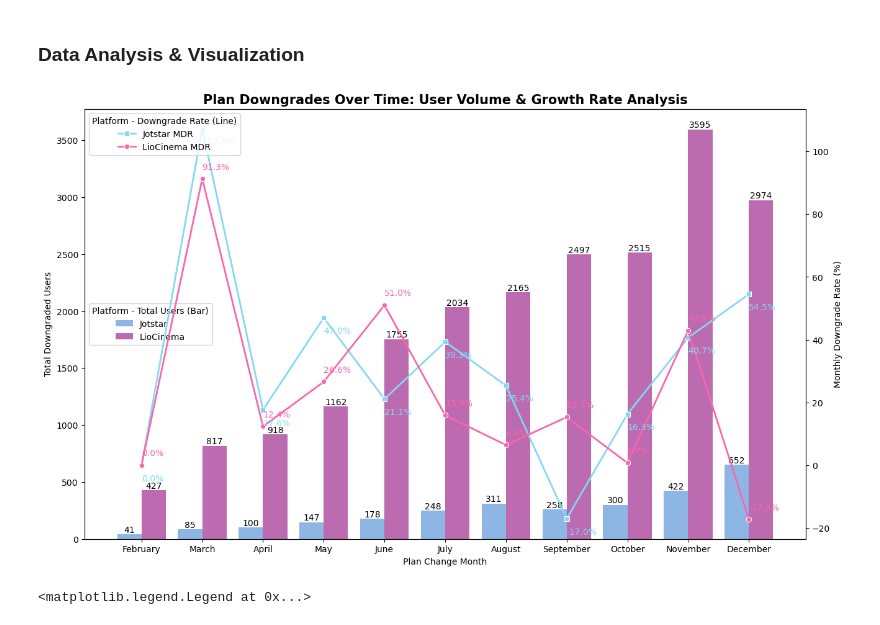
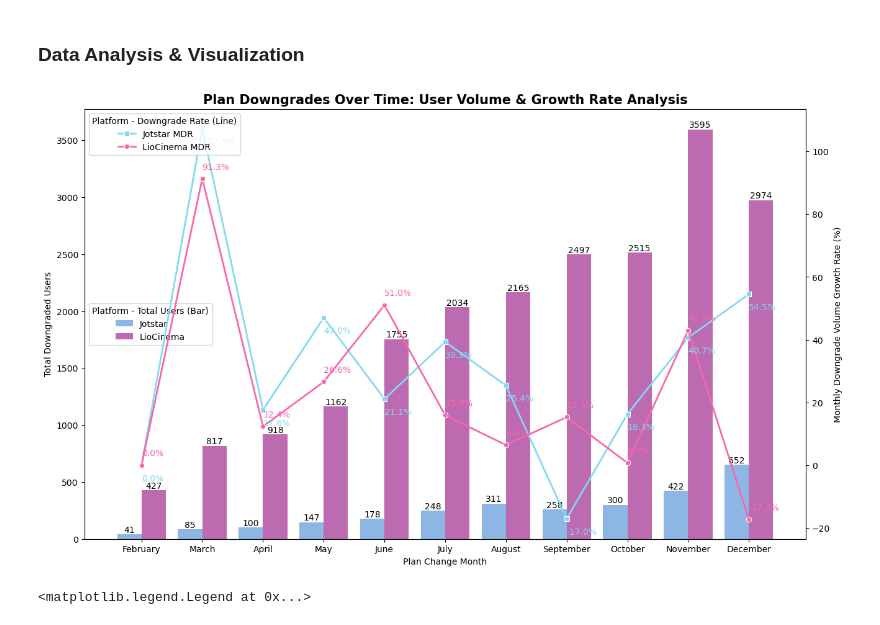
Before and after one commit to jarsheenkaur/Codebasics-Resume-Projects, a Jupyter notebook: Challenge #14 - LioJotstar (Insights for Post-Merger Growth)/LioJotstar Merger - Data Analysis with Python for Strategic Optimization/09. Downgrade Shift.ipynb, the cells around one changed output. Cells and saved outputs as stored; diff of their text form; code cells hidden in the pictures.

```diff
--- a/Challenge #14 - LioJotstar (Insights for Post-Merger Growth)/LioJotstar Merger - Data Analysis with Python for Strategic Optimization/09. Downgrade Shift.ipynb
+++ b/Challenge #14 - LioJotstar (Insights for Post-Merger Growth)/LioJotstar Merger - Data Analysis with Python for Strategic Optimization/09. Downgrade Shift.ipynb
@@ -39,9 +39,9 @@ def get_downgraded_user_count(df):
     temp_df['Plan Change Month'] = temp_df['Plan Change Date'].dt.month_name()
     result = temp_df.groupby(['Plan Change Month Number', 'Plan Change Month', 'Plan Change Type'])['User ID'].count()
     result = result.to_frame().rename(columns = {'User ID': 'Total Downgraded Users'})
-    # Calculate Monthly Downgrade Rate
-    result['Monthly Downgrade Rate (%)'] = round(result['Total Downgraded Users'].pct_change() * 100, 2)
-    result['Monthly Downgrade Rate (%)'] = result['Monthly Downgrade Rate (%)'].fillna(0)
+    # Calculate Monthly Downgrade Volume Growth Rate
+    result['Monthly Downgrade Volume Growth Rate (%)'] = round(result['Total Downgraded Users'].pct_change() * 100, 2)
+    result['Monthly Downgrade Volume Growth Rate (%)'] = result['Monthly Downgrade Volume Growth Rate (%)'].fillna(0)
     return result
 
 jotstar_temp_df = get_downgraded_user_count(jotstar_subscribers_df[jotstar_subscribers_df['Plan Change Type'] == "Downgrade"])
@@ -49,39 +49,39 @@ liocinema_temp_df = get_downgraded_user_count(liocinema_subscribers_df[liocinema
 jotstar_temp_df['Platform'] = "Jotstar"
 liocinema_temp_df['Platform'] = "LioCinema"
 merged_df = pd.concat([jotstar_temp_df, liocinema_temp_df])
 merged_df = merged_df.reset_index()
 merged_df = merged_df.sort_index()
 
 fig, ax1 = plt.subplots(figsize = (15, 9))
 ax2 = ax1.twinx()
 
 bp = sns.barplot(x = 'Plan Change Month', y = 'Total Downgraded Users', data = merged_df, hue = 'Platform', palette = ["#7FB5F4", "#CB5DBB"],
                  ax = ax1)
 for i in bp.containers:
     bp.bar_label(i)
 
-sns.lineplot(x = 'Plan Change Month', y = 'Monthly Downgrade Rate (%)', data = merged_df[merged_df['Platform'] == "Jotstar"],
+sns.lineplot(x = 'Plan Change Month', y = 'Monthly Downgrade Volume Growth Rate (%)', data = merged_df[merged_df['Platform'] == "Jotstar"],
              color = "#82D9F5", marker = "s", linewidth = 2, ax = ax2, label = "Jotstar MDR")
-for a, b, platform in zip(merged_df['Plan Change Month'], merged_df['Monthly Downgrade Rate (%)'], merged_df['Platform']):
+for a, b, platform in zip(merged_df['Plan Change Month'], merged_df['Monthly Downgrade Volume Growth Rate (%)'], merged_df['Platform']):
     if platform == "Jotstar":
         plt.text(x = a, y = b - 5, s = f"{b:.1f}%", color = "#82D9F5")
 
-sns.lineplot(x = 'Plan Change Month', y = 'Monthly Downgrade Rate (%)', data = merged_df[merged_df['Platform'] == "LioCinema"],
+sns.lineplot(x = 'Plan Change Month', y = 'Monthly Downgrade Volume Growth Rate (%)', data = merged_df[merged_df['Platform'] == "LioCinema"],
              color = "#F966AA", marker = "o", linewidth = 2, ax = ax2, label = "LioCinema MDR")
-for a, b, platform in zip(merged_df['Plan Change Month'], merged_df['Monthly Downgrade Rate (%)'], merged_df['Platform']):
+for a, b, platform in zip(merged_df['Plan Change Month'], merged_df['Monthly Downgrade Volume Growth Rate (%)'], merged_df['Platform']):
     if platform == "LioCinema":
         plt.text(x = a, y = b + 3, s = f"{b:.1f}%", color = "#F966AA")
 
 plt.title("Plan Downgrades Over Time: User Volume & Growth Rate Analysis", fontsize = 15, fontweight = "bold")
 ax1.grid(False)
 ax2.grid(False)
 ax1.legend(title = "Platform - Total Users (Bar)", loc = "center left")
 ax2.legend(title = "Platform - Downgrade Rate (Line)", loc = "upper left")
 
 # Saving multi-row KPI to Excel for Tabular viewing
-merged_df.to_excel('KPIs Excel Files/Monthly Downgrade Rate.xlsx')
+merged_df.to_excel('KPIs Excel Files/Monthly Downgrade Volume Growth Rate.xlsx')
 # %% [output]
-[figure, old version]
+[figure, new version]
 # %%
 def get_downgraded_user_count(df):
     result = df.groupby('City Tier')['User ID'].count()
```
Also changed, not shown: 1 other file.
